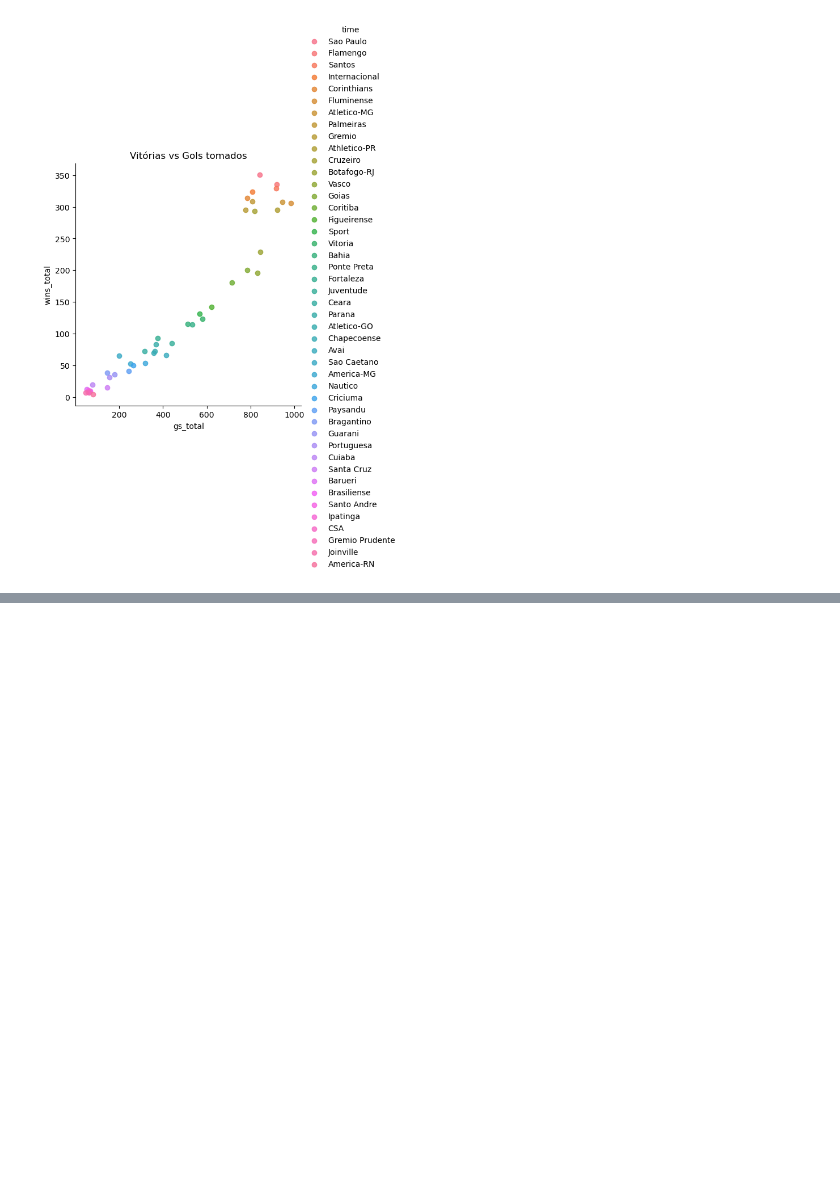
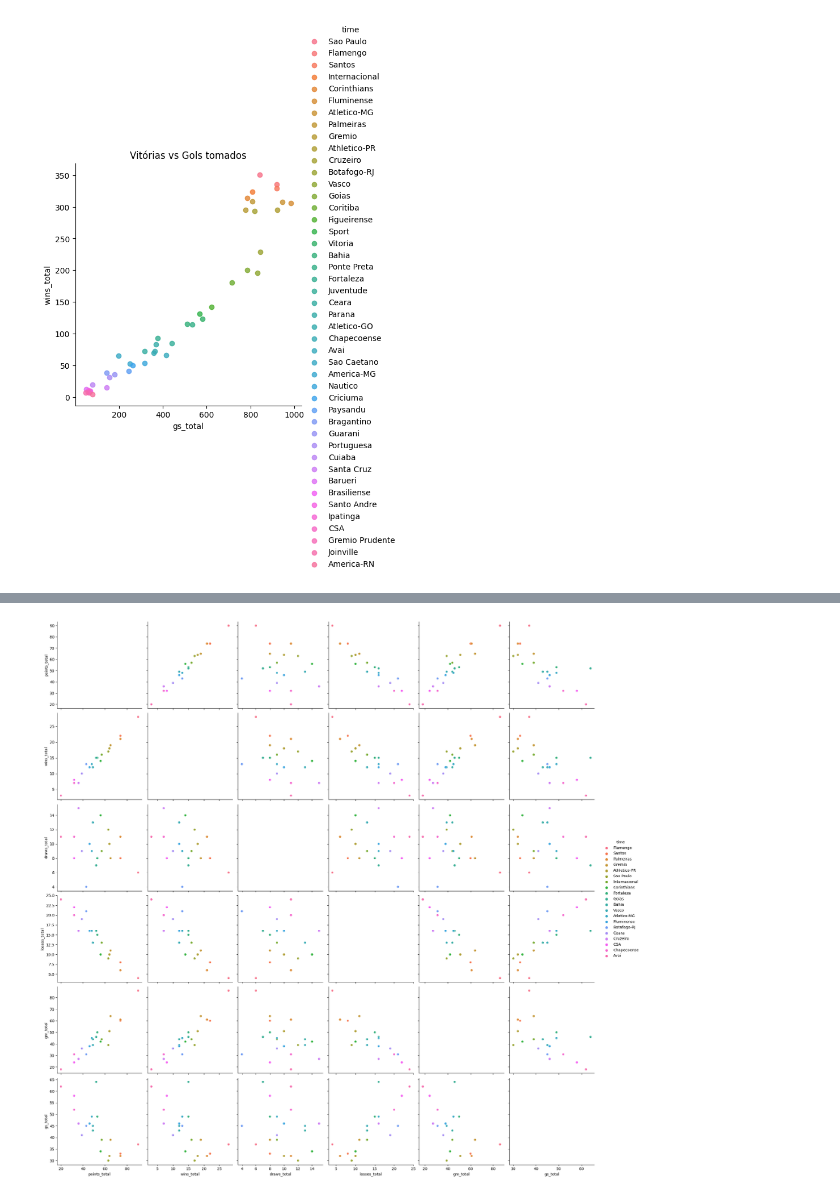
Before and after one commit to gabriel-arrvda/ac2-padroes, a Jupyter notebook: brasileirao.ipynb, the cells around one changed output, grey strips where cells are left out. Cells and saved outputs as stored; diff of their text form; code cells hidden in the pictures; blank space fills up the shorter version.

```diff
--- a/brasileirao.ipynb
+++ b/brasileirao.ipynb
@@ -337,0 +451,4 @@ gamesDf_2020.head()
+# %%
+sns.pairplot(totalGames_2019.loc[:,['time','points_total', 'wins_total', 'draws_total', 'losses_total', 'gm_total', 'gs_total']], hue='time', height=3.5);
+# %% [output]
+[figure, added]
```
Also changed, not shown: parts of 14 cells of this notebook.
